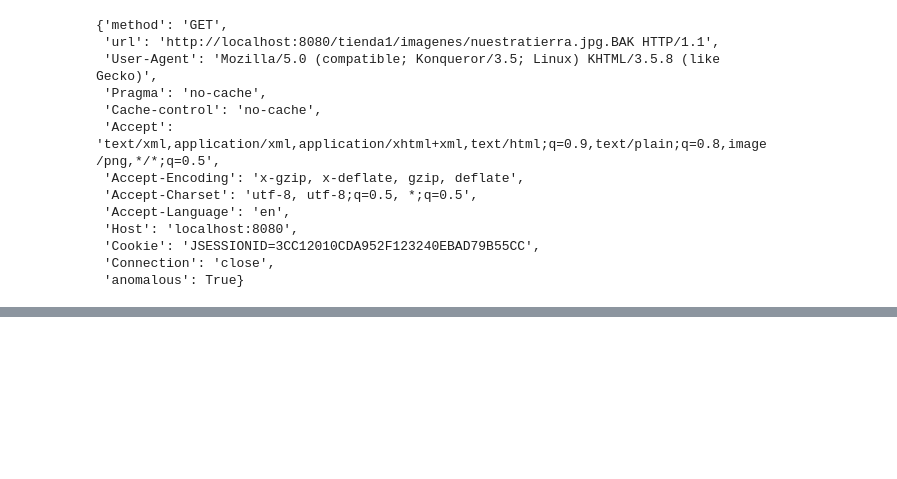
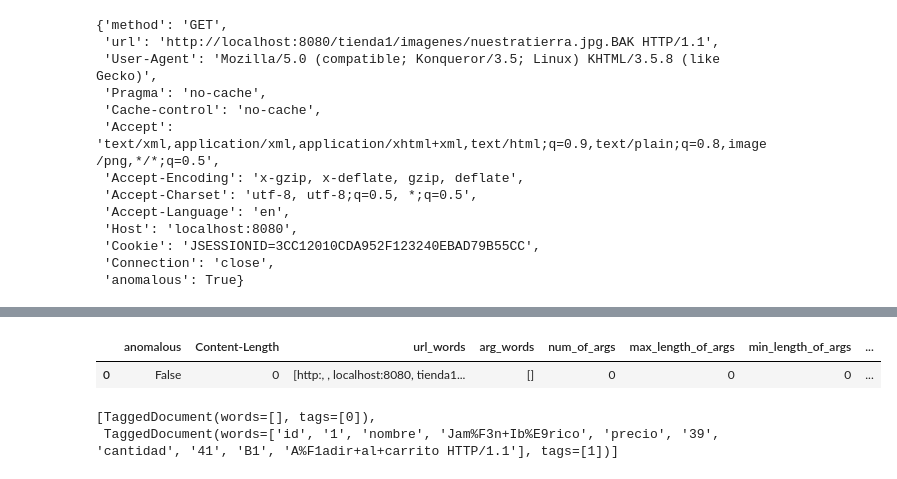
Before and after one commit to Aisha-K/anomaly-detection-for-web-attacks, a Jupyter notebook: notebooks/Data processing.ipynb, the cells around one changed output, grey strips where cells are left out. Saved outputs shown, nothing was run; the diff lists cells and outputs as text; code cells hidden in the pictures; blank space fills up the shorter version.

```diff
--- a/notebooks/Data processing.ipynb
+++ b/notebooks/Data processing.ipynb
@@ -210,0 +216,33 @@ df.head()
+# %%
+# normalize
+#TODO
+#     x = df[i] #returns a numpy array
+#     min_max_scaler = preprocessing.MinMaxScaler()
+#     x_scaled = min_max_scaler.fit_transform(x)
+#     df[i] = pd.DataFrame(x_scaled)
+
+#one hot encoding
+to_encode_one_hot = ['method', 'Host','Content-Type', 'browser', 'platform','protocol', 'system-information']
+enc = preprocessing.OneHotEncoder(sparse=False, handle_unknown='ignore')
+enc.fit(df[to_encode_one_hot] )
+encoded = pd.DataFrame( enc.transform( df[to_encode_one_hot] ), columns=enc.get_feature_names() )
+df = pd.concat ([df, encoded] , axis=1)
+
+#fill nulls
+df['Content-Length'] = df['Content-Length'].fillna(0)
+
+df = df.drop(to_encode_one_hot, axis=1)
+df.head(1)
+# %% [output]
+|  | anomalous | Content-Length | url_words | arg_words | num_of_args | max_length_of_args | min_length_of_args | ... |
+| 0 | False | 0 | [http:, , localhost:8080, tienda1... | [] | 0 | 0 | 0 | ... |
+# %%
+# vecotirzation
+
+#tokenize and tag the card text
+card_docs = [TaggedDocument(words, [i])
+             for i, words in enumerate(df.arg_words)]
+card_docs[0:2]
+# %% [output]
+[TaggedDocument(words=[], tags=[0]),
+ TaggedDocument(words=['id', '1', 'nombre', 'Jam%F3n+Ib%E9rico', 'precio', '39', 'cantidad', '41', 'B1', 'A%F1adir+al+carrito HTTP/1.1'], tags=[1])]
```
Also changed, not shown: parts of 27 cells of this notebook.
